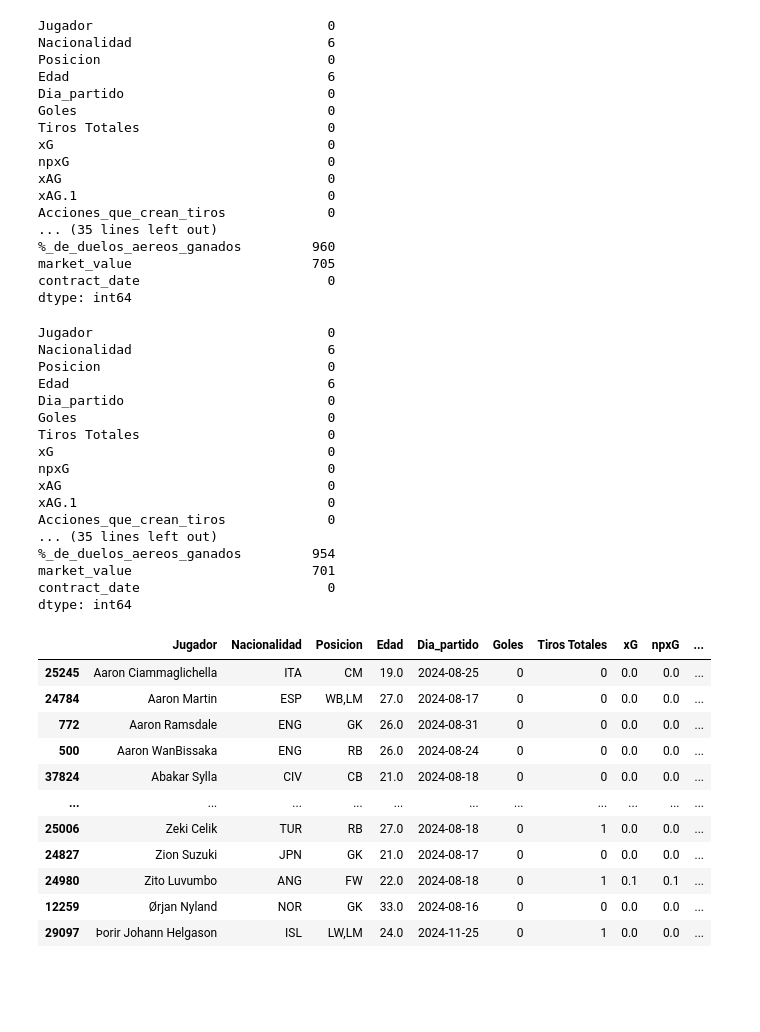
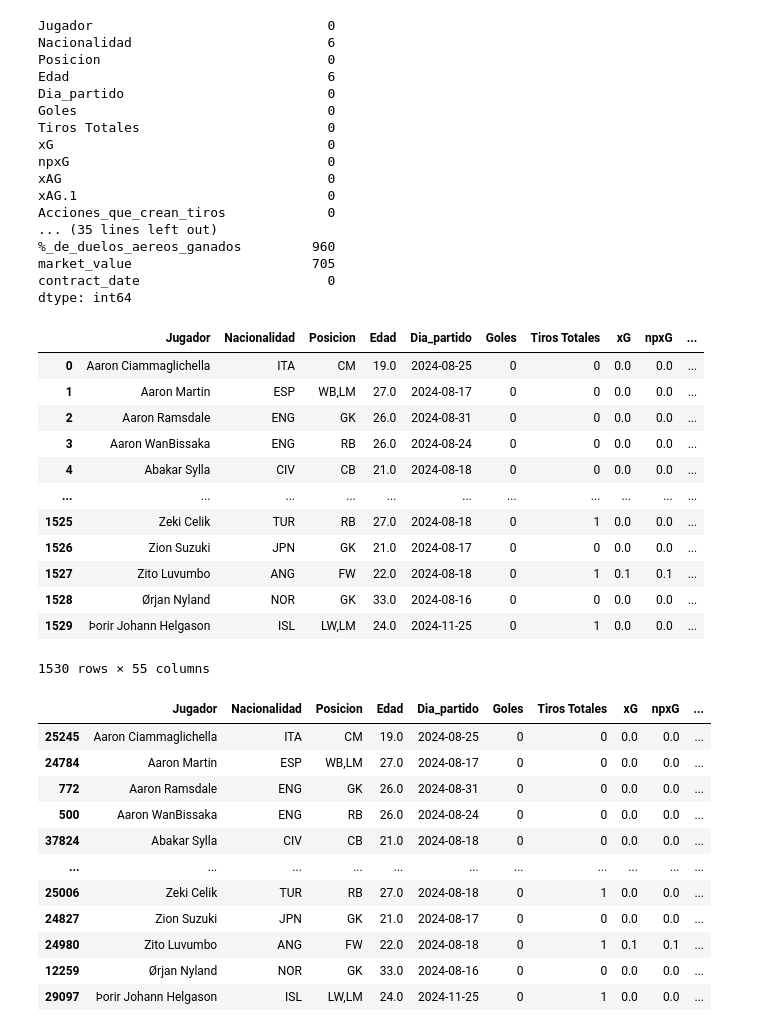
Before and after one commit to davmora04/Lab01-BI, a Jupyter notebook: lab1.ipynb, the cells around one changed output. Drawn from its saved outputs; the diff is of its cells as text; code cells hidden in the pictures; blank space fills up the shorter version.

Commit message:
eliminar columnas y dia de partido

```diff
--- a/lab1.ipynb
+++ b/lab1.ipynb
@@ -132,35 +132,36 @@ contract_date                        0
 dtype: int64
 # %%
 
-#dia de partido en el formato datetime
+# 1. Asegurar formato datetime
 data_train['Dia_partido'] = pd.to_datetime(data_train['Dia_partido'], errors='coerce')
 
-# 1. Eliminar registros donde 'Dia_partido' es NaN
-data_train_valid_fecha = data_train.dropna(subset=['Dia_partido'])
+# 2. Crear variable con el número de partidos jugados por cada jugador
+partidos_jugados = data_train.dropna(subset=['Dia_partido']).groupby('Jugador').size().reset_index(name='Partidos_jugados')
 
-# 2. Obtener el índice del último partido por jugador
-idx_fecha = data_train_valid_fecha.groupby('Jugador')['Dia_partido'].idxmax()
+# 3. Unir esa variable al DataFrame original
+data_train = data_train.merge(partidos_jugados, on='Jugador', how='left')
 
-# 3. Filtrar solo esos registros
-data_train = data_train_valid_fecha.loc[idx_fecha]
+# 4. Obtener el índice del último partido por jugador (usando el nuevo data_train con Partidos_jugados)
+idx_fecha = data_train.dropna(subset=['Dia_partido']).groupby('Jugador')['Dia_partido'].idxmax()
+
+# 5. Filtrar el DataFrame para dejar solo la última fila por jugador
+data_train = data_train.loc[idx_fecha]
+
+data_train
 # %% [output]
+|  | Jugador | Nacionalidad | Posicion | Edad | Dia_partido | Goles | Tiros Totales | xG | npxG | ... |
+| 0 | Aaron Ciammaglichella | ITA | CM | 19.0 | 2024-08-25 | 0 | 0 | 0.0 | 0.0 | ... |
+| 1 | Aaron Martin | ESP | WB,LM | 27.0 | 2024-08-17 | 0 | 0 | 0.0 | 0.0 | ... |
+| 2 | Aaron Ramsdale | ENG | GK | 26.0 | 2024-08-31 | 0 | 0 | 0.0 | 0.0 | ... |
+| 3 | Aaron WanBissaka | ENG | RB | 26.0 | 2024-08-24 | 0 | 0 | 0.0 | 0.0 | ... |
+| 4 | Abakar Sylla | CIV | CB | 21.0 | 2024-08-18 | 0 | 0 | 0.0 | 0.0 | ... |
+| ... | ... | ... | ... | ... | ... | ... | ... | ... | ... | ... |
+| 1525 | Zeki Celik | TUR | RB | 27.0 | 2024-08-18 | 0 | 1 | 0.0 | 0.0 | ... |
+| 1526 | Zion Suzuki | JPN | GK | 21.0 | 2024-08-17 | 0 | 0 | 0.0 | 0.0 | ... |
+| 1527 | Zito Luvumbo | ANG | FW | 22.0 | 2024-08-18 | 0 | 1 | 0.1 | 0.1 | ... |
+| 1528 | Ørjan Nyland | NOR | GK | 33.0 | 2024-08-16 | 0 | 0 | 0.0 | 0.0 | ... |
+| 1529 | Þorir Johann Helgason | ISL | LW,LM | 24.0 | 2024-11-25 | 0 | 1 | 0.0 | 0.0 | ... |
-Jugador                              0
-Nacionalidad                         6
-Posicion                             0
-Edad                                 6
-Dia_partido                          0
-Goles                                0
-Tiros Totales                        0
-xG                                   0
-npxG                                 0
-xAG                                  0
-xAG.1                                0
-Acciones_que_crean_tiros             0
-... (35 lines left out)
-%_de_duelos_aereos_ganados         954
-market_value                       701
-contract_date                        0
-dtype: int64
+1530 rows × 55 columns
 # %%
 # convertir Edad a string para trabajar con texto para que la division sea mas facil
 data_train["Edad"] = data_train["Edad"].astype(str)
```
Also changed, not shown: parts of 2 cells of this notebook.
